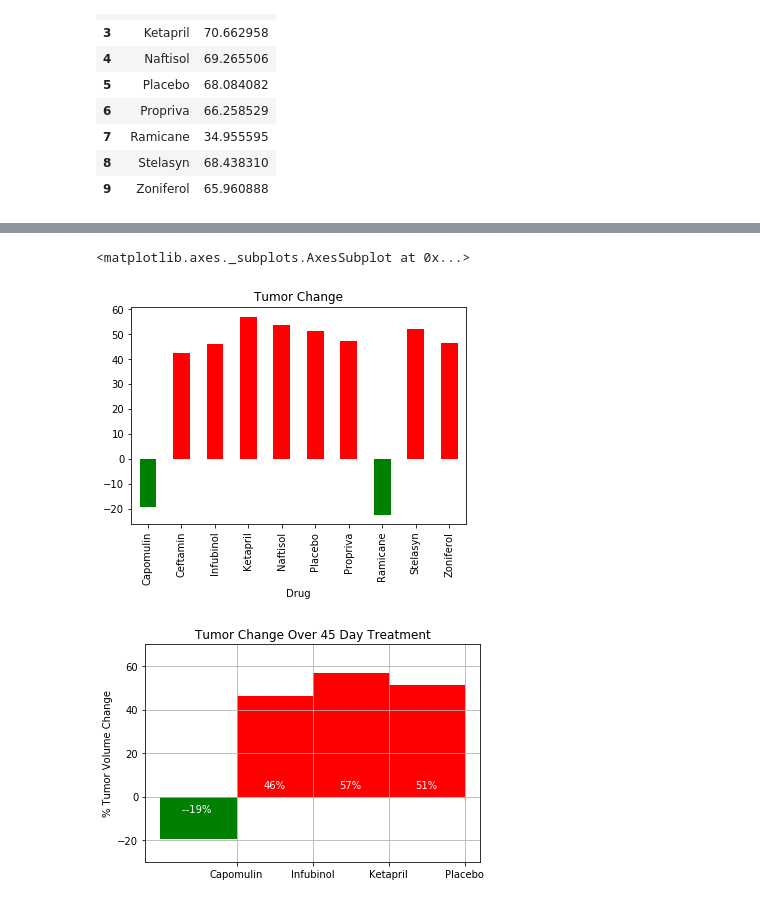
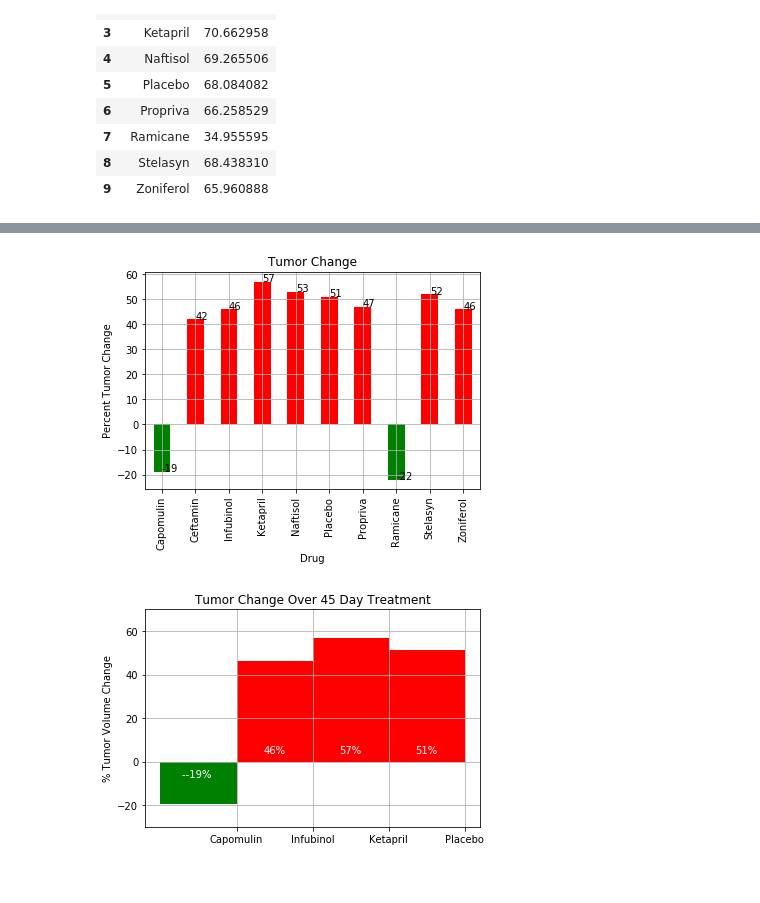
Before and after one commit to ghteds/homework, a Jupyter notebook: hwmatplotlib/pymaceuticals_starter.ipynb, the cells around one changed output, grey strips where cells are left out. Cells and saved outputs as stored; diff of their text form; code cells hidden in the pictures.

```diff
--- a/hwmatplotlib/pymaceuticals_starter.ipynb
+++ b/hwmatplotlib/pymaceuticals_starter.ipynb
@@ -387,0 +434,5 @@ dtype: object
+# %%
+#percentChangeDf['theChange'].astype(np.int64)
+#percentChangeIntDf=percentChangeDf
+percentChangeIntDf['theChange']=percentChangeIntDf['theChange'].astype(int)
+percentChangeIntDf
@@ -388,15 +451,26 @@ dtype: object
 # %%
 # mask1=y>0
 # mask2=y<0
 
-theColors = np.where(percentChangeDf['theChange']<0,'g','r')
+theColors = np.where(percentChangeIntDf['theChange']<0,'g','r')
 
-percentChangeDf.plot(kind='bar',x='Drug',
+ax=percentChangeIntDf.plot(kind='bar',x='Drug',
                      y='theChange', legend=False,
-                     title="Tumor Change", color=theColors)
+                     title="Tumor Change", color=theColors, grid=True, )
+plt.ylabel('Percent Tumor Change')
+#plt.annotate(percentChangeDf['theChange'])
+for i, label in enumerate(list(percentChangeIntDf.index)):
+    theChangeL = percentChangeIntDf.ix[label]['theChange']
+    theChangeLS=str(theChangeL)
+    #theChangeLSF="{:.0f}".format(theChangeLS)
+
+    ax.annotate((theChangeLS), (i, theChangeL,))
+    #ix[label]
+
+#plt.tight_layout()
+plt.savefig("tumorChange.png")
 # %% [output]
-<matplotlib.axes._subplots.AxesSubplot at 0x...>
-[figure, old version]
+[figure, new version]
 # %%
 # Store all Relevant Percent Changes into a Tuple
 
```
Also changed, not shown: parts of 11 cells of this notebook, 1 other file.
